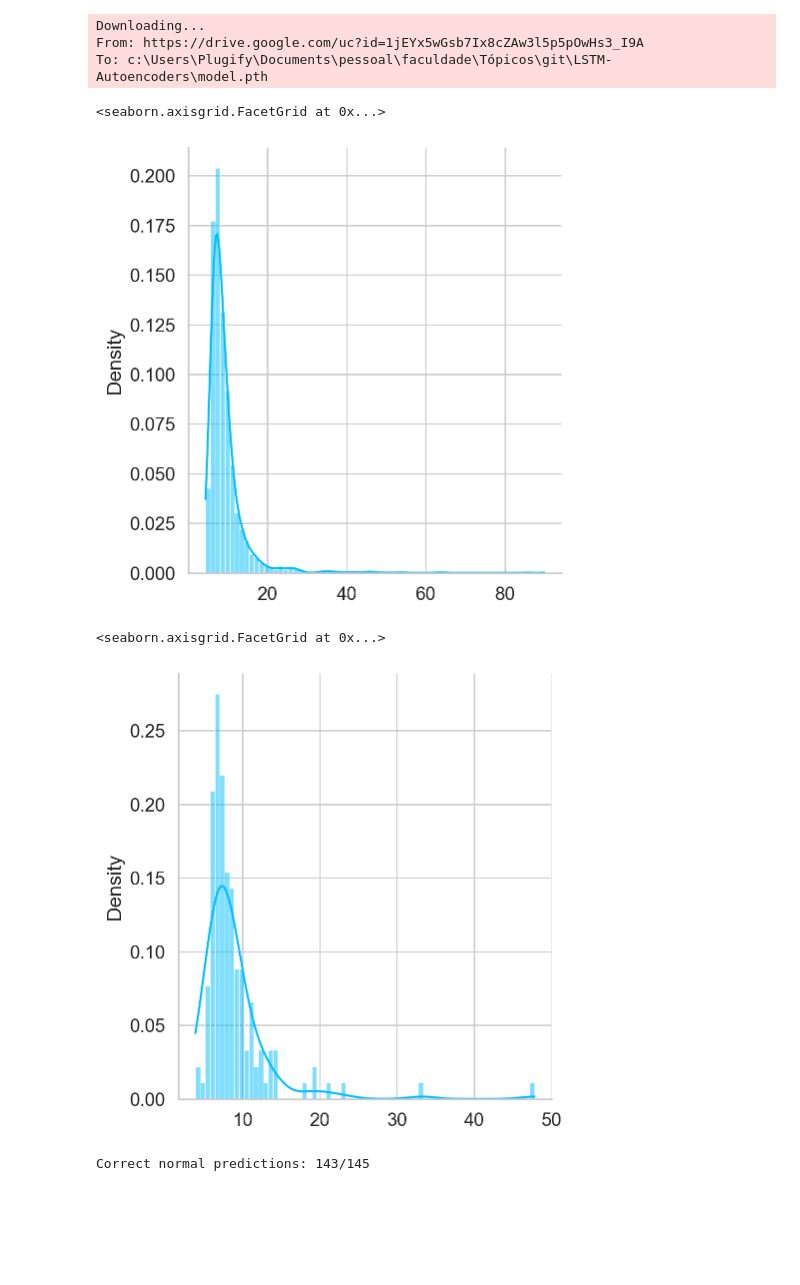
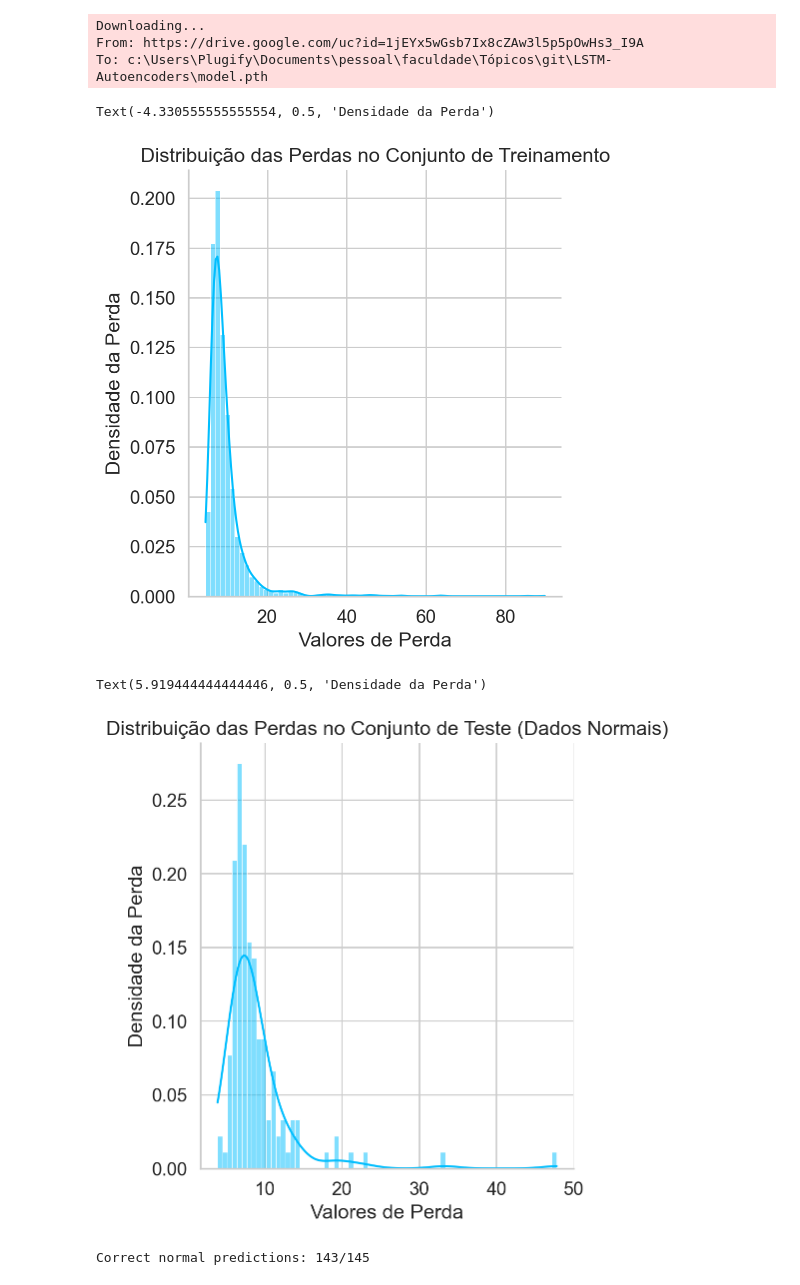
Before and after one commit to Joicylara/LSTM-Autoencoders, a Jupyter notebook: autocodificadores LSTM.ipynb, the cells around one changed output. Cells and saved outputs as stored; diff of their text form; code cells hidden in the pictures; blank space fills up the shorter version.

```diff
--- a/autocodificadores LSTM.ipynb
+++ b/autocodificadores LSTM.ipynb
@@ -462,17 +462,25 @@ _, losses = predict(model, train_dataset)
 
 # Ajustando a normalização para densidade (estatística)
 sns.displot(losses, bins=70, kde=True, stat="density")
+
+plt.title("Distribuição das Perdas no Conjunto de Treinamento")
+plt.xlabel("Valores de Perda")
+plt.ylabel("Densidade da Perda")
 # %% [output]
-<seaborn.axisgrid.FacetGrid at 0x...>
+Text(-4.330555555555554, 0.5, 'Densidade da Perda')
-[figure, old version]
+[figure, new version]
 # %%
 THRESHOLD = 26
 # %%
 predictions, pred_losses = predict(model, test_normal_dataset)
 sns.displot(pred_losses, bins=70, kde=True, stat="density")
+
+plt.title("Distribuição das Perdas no Conjunto de Teste (Dados Normais)")
+plt.xlabel("Valores de Perda")
+plt.ylabel("Densidade da Perda")
 # %% [output]
-<seaborn.axisgrid.FacetGrid at 0x...>
+Text(5.919444444444446, 0.5, 'Densidade da Perda')
-[figure, old version]
+[figure, new version]
 # %%
 correct = sum(l <= THRESHOLD for l in pred_losses)
 print(f'Correct normal predictions: {correct}/{len(test_normal_dataset)}')
```
Also changed, not shown: parts of 4 cells of this notebook.
